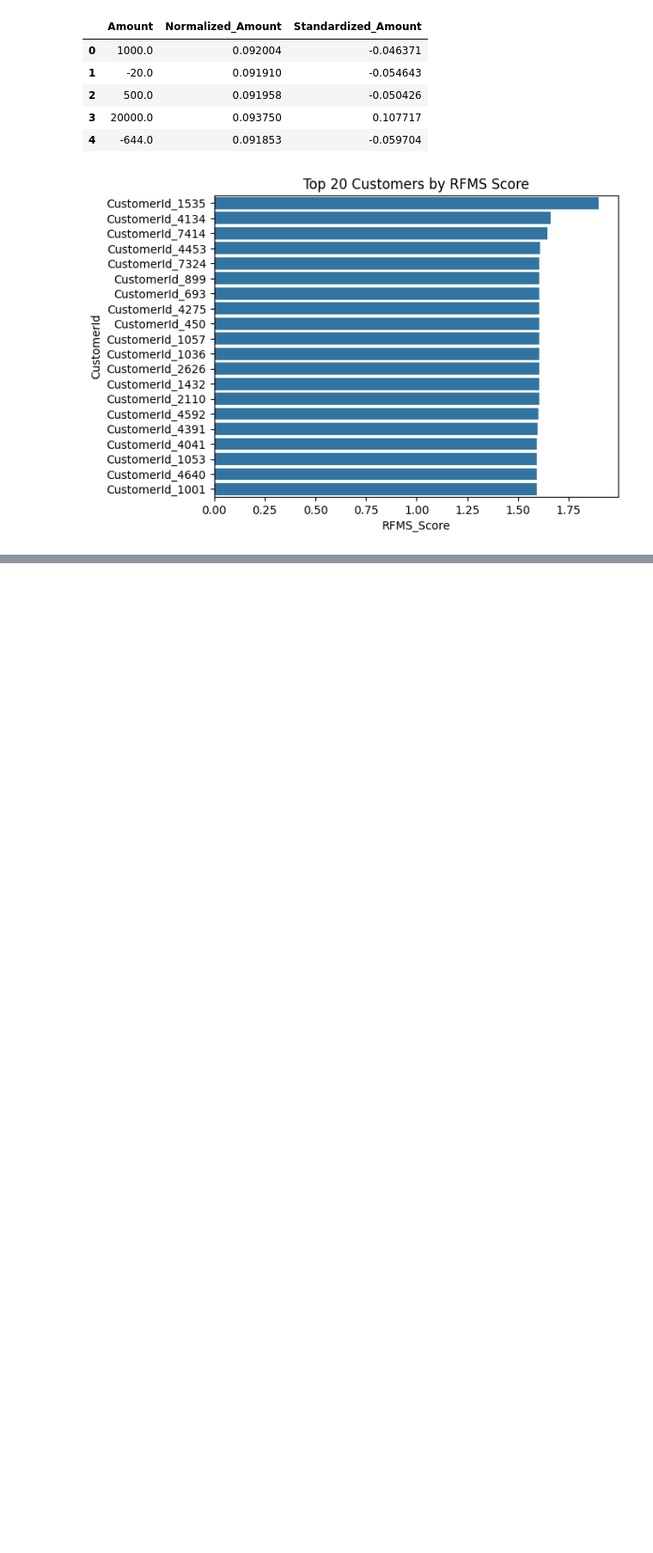
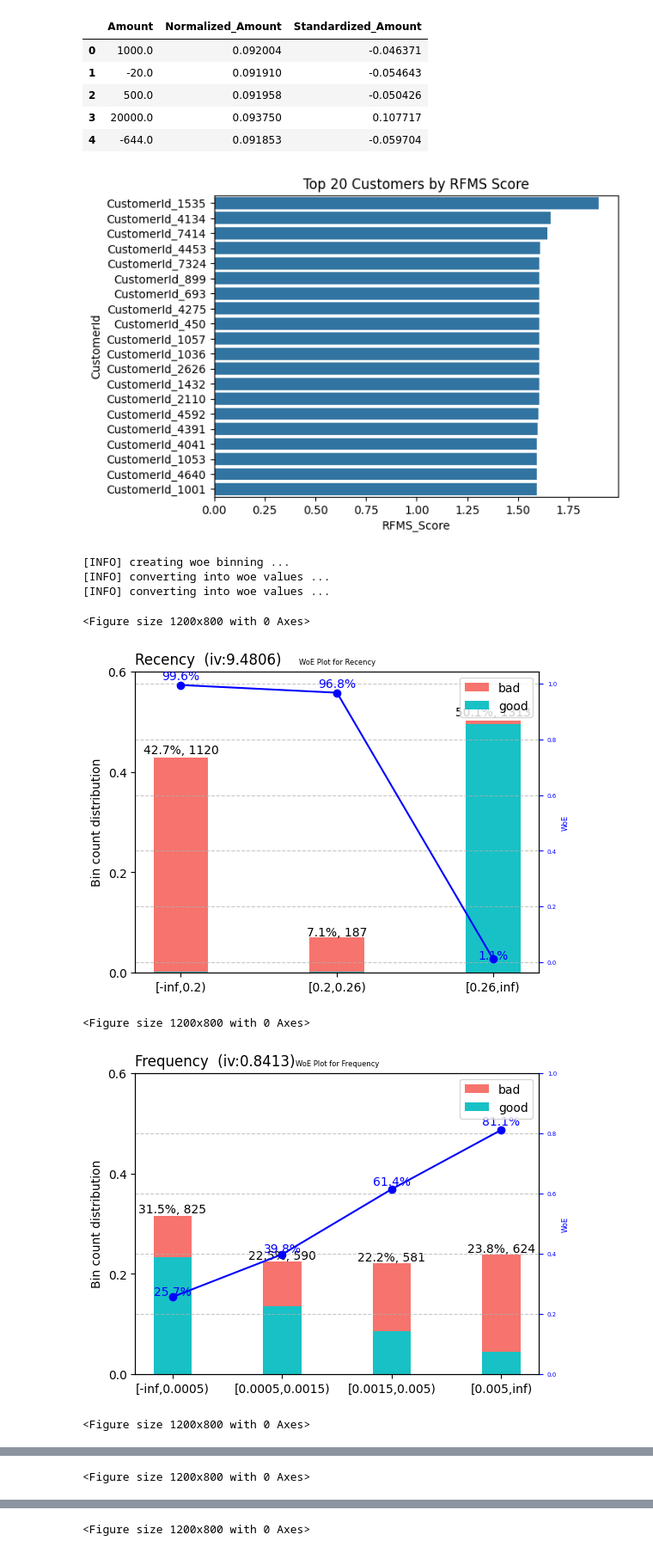
Before and after one commit to Endekalu777/Credit_scoring_model, a Jupyter notebook: notebooks/feature_engineering.ipynb, the cells around one changed output, grey strips where cells are left out. Shown at 86% size. Saved outputs shown, nothing was run; the diff lists cells and outputs as text; code cells hidden in the pictures; blank space fills up the shorter version.

```diff
--- a/notebooks/feature_engineering.ipynb
+++ b/notebooks/feature_engineering.ipynb
@@ -73,3 +73,14 @@ analysis.normalize_numerical_feature()
 rfms = analysis.calculate_rfms()
 # %% [output]
 [figure]
+# %%
+final_train, test_train = analysis.perform_woe_binning(rfms)
+# %% [output]
+[INFO] creating woe binning ...
+[INFO] converting into woe values ...
+[INFO] converting into woe values ...
+<Figure size 1200x800 with 0 Axes>
+[figure, added]
+<Figure size 1200x800 with 0 Axes>
+[figure, added]
+<Figure size 1200x800 with 0 Axes>
@@ -75,0 +88 @@ rfms = analysis.calculate_rfms()
+<Figure size 1200x800 with 0 Axes>
@@ -75,0 +90 @@ rfms = analysis.calculate_rfms()
+<Figure size 1200x800 with 0 Axes>
```
Also changed, not shown: parts of 2 cells of this notebook, 1 other file.
